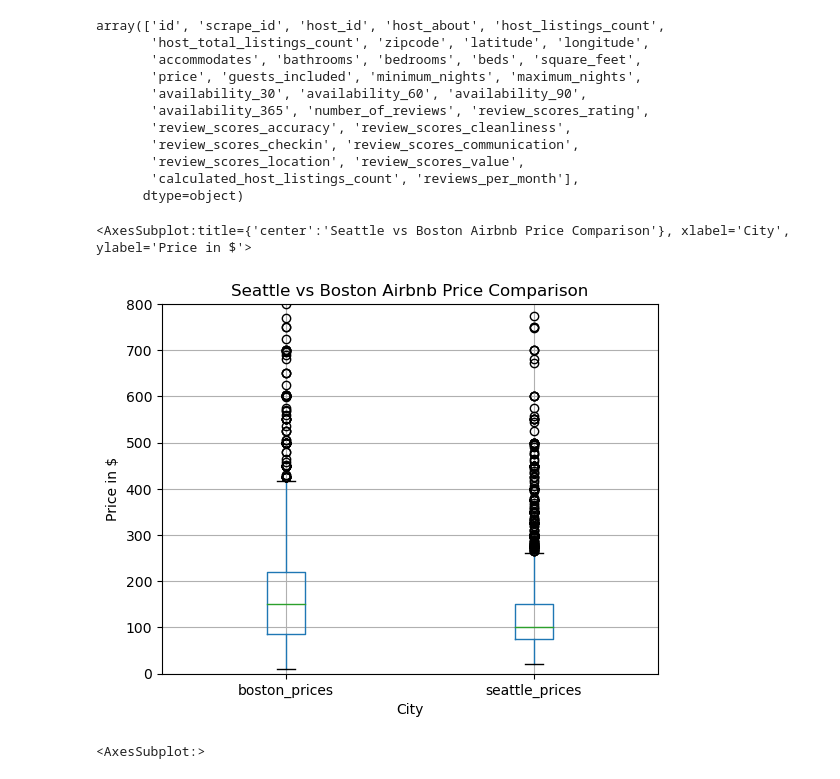
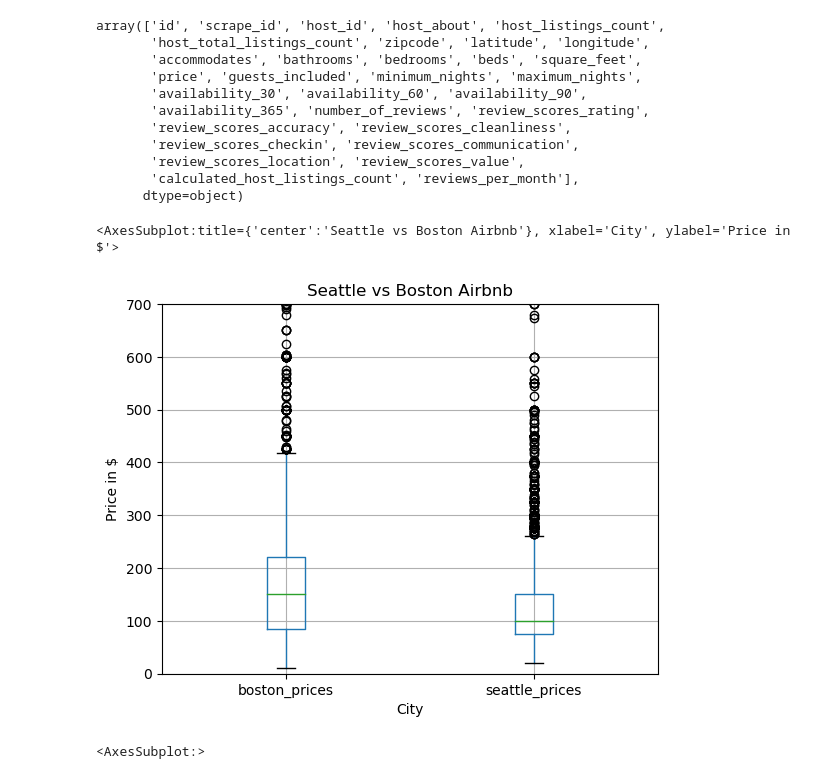
Before and after one commit to rthomas3011/Airbnb-Analysis---Boston-vs-Seatle, a Jupyter notebook: medium1.ipynb, the cells around one changed output. Saved outputs shown, nothing was run; the diff lists cells and outputs as text; code cells hidden in the pictures.

Commit message:
box plot

```diff
--- a/medium1.ipynb
+++ b/medium1.ipynb
@@ -264,14 +264,14 @@ array(['id', 'scrape_id', 'host_id', 'host_about', 'host_listings_count',
 # %%
 df_combine_prices = pd.concat([boston_listings.price.rename("boston_prices"),seattle_listings.price.rename("seattle_prices")], axis=1)
 # %%
-plt.ylim(0,800)
-plt.title('Seattle vs Boston Airbnb Price Comparison')
+plt.ylim(0,700)
+plt.title('Seattle vs Boston Airbnb')
 plt.ylabel('Price in $')
 plt.xlabel('City')
 df_combine_prices.boxplot()
 # %% [output]
-<AxesSubplot:title={'center':'Seattle vs Boston Airbnb Price Comparison'}, xlabel='City', ylabel='Price in $'>
+<AxesSubplot:title={'center':'Seattle vs Boston Airbnb'}, xlabel='City', ylabel='Price in $'>
-[figure, old version]
+[figure, new version]
 # %%
 boston_listings['price'].plot(kind='box')
 # %% [output]
```
